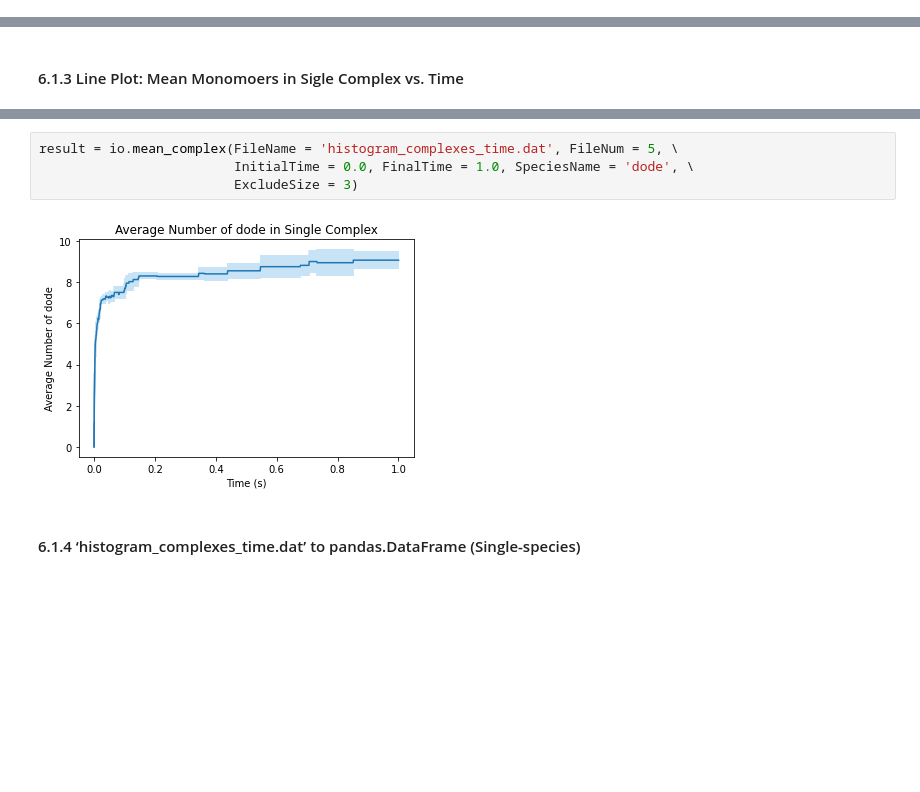
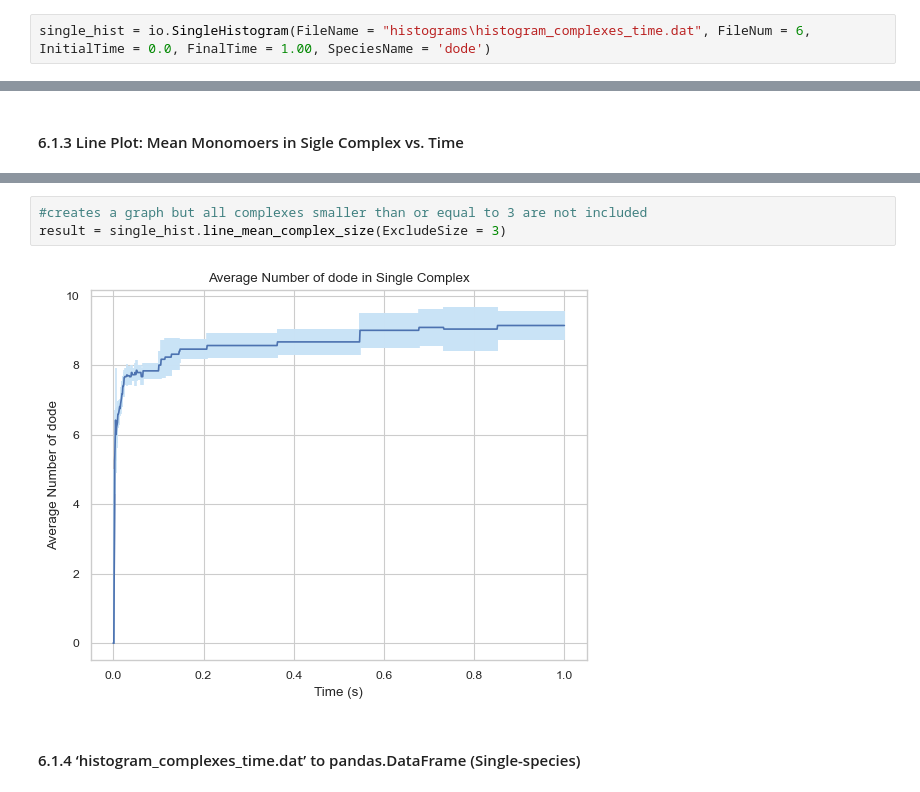
Before and after one commit to jonathanfischer97/ionerdss, a Jupyter notebook: Tutorial/SingleSpeciesTutorial/ioNERDSSTutorialSingle.ipynb, the cells around one changed output, grey strips where cells are left out. Cells and saved outputs as stored; diff of their text form; blank space fills up the shorter version.

```diff
--- a/Tutorial/SingleSpeciesTutorial/ioNERDSSTutorialSingle.ipynb
+++ b/Tutorial/SingleSpeciesTutorial/ioNERDSSTutorialSingle.ipynb
@@ -95,3 +101,5 @@ The model for the simulation results used for this analysis section below is dod
+# %%
+single_hist = io.SingleHistogram(FileName = "histograms\histogram_complexes_time.dat", FileNum = 6, InitialTime = 0.0, FinalTime = 1.00, SpeciesName = 'dode')
 # %% [markdown]
 #### 6.1.1 General Histogam
 # %% [markdown]
@@ -123,9 +143,8 @@ result = io.mean_complex(FileName = 'histogram_complexes_time.dat', FileNum = 5,
 # %%
-result = io.mean_complex(FileName = 'histogram_complexes_time.dat', FileNum = 5, \
-                         InitialTime = 0.0, FinalTime = 1.0, SpeciesName = 'dode', \
-                         ExcludeSize = 3)
+#creates a graph but all complexes smaller than or equal to 3 are not included
+result = single_hist.line_mean_complex_size(ExcludeSize = 3)
 # %% [output]
-[figure, old version]
+[figure, new version]
 # %% [markdown]
 #### 6.1.4 ‘histogram_complexes_time.dat’ to pandas.DataFrame (Single-species)
 # %% [markdown]
```
Also changed, not shown: parts of 46 cells of this notebook, 13 other files.
